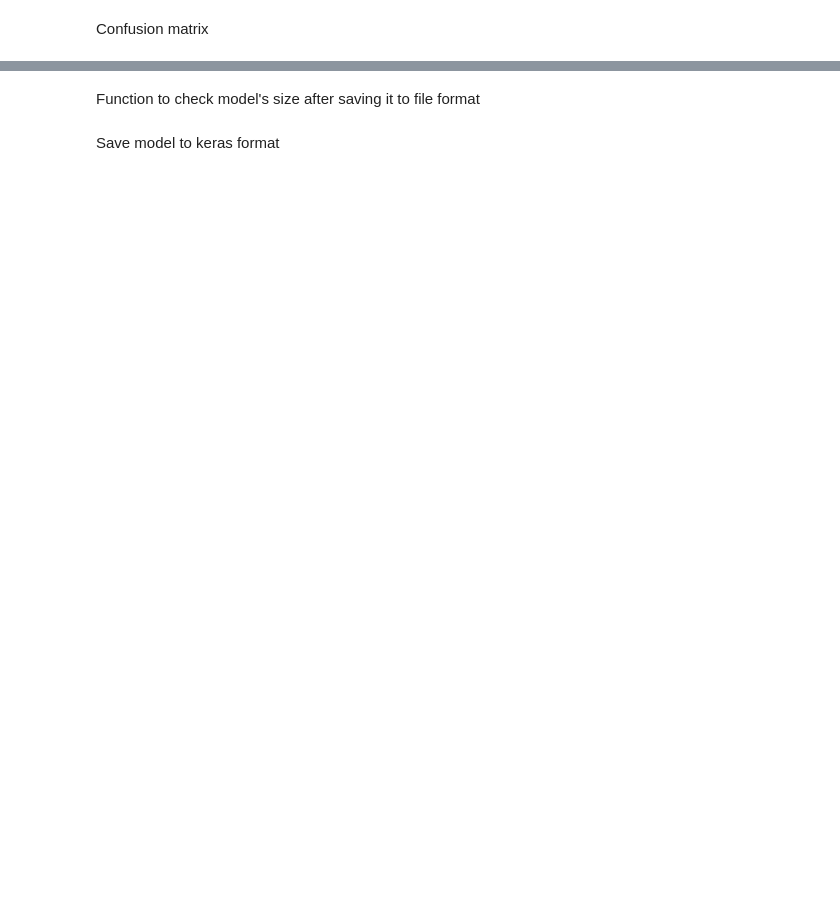
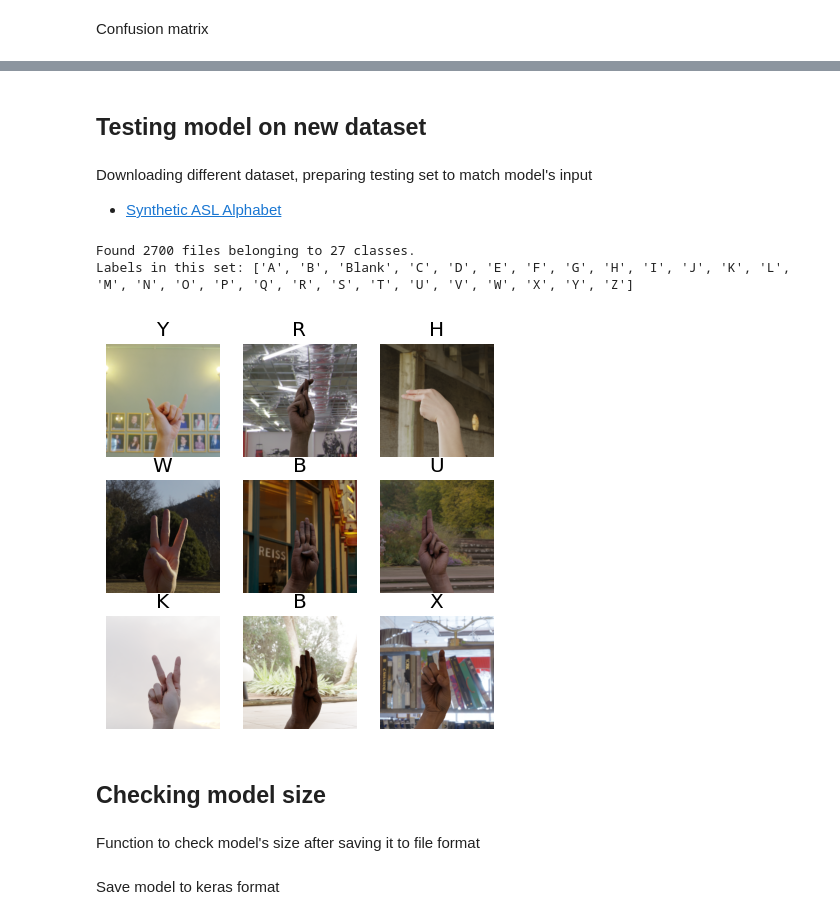
Before and after one commit to nicoxeye/ASL-Learning-App, a Jupyter notebook: ml/ASL_model_training.ipynb, the cells around one changed output, grey strips where cells are left out. Cells and saved outputs as stored; diff of their text form; code cells hidden in the pictures; blank space fills up the shorter version.

Commit message:
changes to the model

```diff
--- a/ml/ASL_model_training.ipynb
+++ b/ml/ASL_model_training.ipynb
@@ -289,0 +296,25 @@ plt.show()
+# %% [markdown]
+## Testing model on new dataset
+# %% [markdown]
+Downloading different dataset, preparing testing set to match model's input
+- [Synthetic ASL Alphabet](https://www.kaggle.com/datasets/lexset/synthetic-asl-alphabet)
+# %%
+test_path = kagglehub.dataset_download("lexset/synthetic-asl-alphabet")
+print("Path to dataset files:", test_path)
+# %%
+FULL_TEST_PATH = test_path + '/Test_Alphabet'
+
+test_ds = tf.keras.preprocessing.image_dataset_from_directory(
+    FULL_TEST_PATH,
+    image_size=(IMG_SIZE,IMG_SIZE),
+    batch_size=BATCH_SIZE
+)
+test_labels = test_ds.class_names
+print("Labels in this set:", test_labels)
+# %% [output]
+Found 2700 files belonging to 27 classes.
+Labels in this set: ['A', 'B', 'Blank', 'C', 'D', 'E', 'F', 'G', 'H', 'I', 'J', 'K', 'L', 'M', 'N', 'O', 'P', 'Q', 'R', 'S', 'T', 'U', 'V', 'W', 'X', 'Y', 'Z']
+# %%
+plot_imgs(test_ds, test_labels)
+# %% [output]
+[figure, added]
@@ -290,3 +344,5 @@ plt.show()
+# %% [markdown]
+## Checking model size
 # %% [markdown]
 Function to check model's size after saving it to file format
 # %%
```
Also changed, not shown: parts of 15 cells of this notebook, 2 other files.
